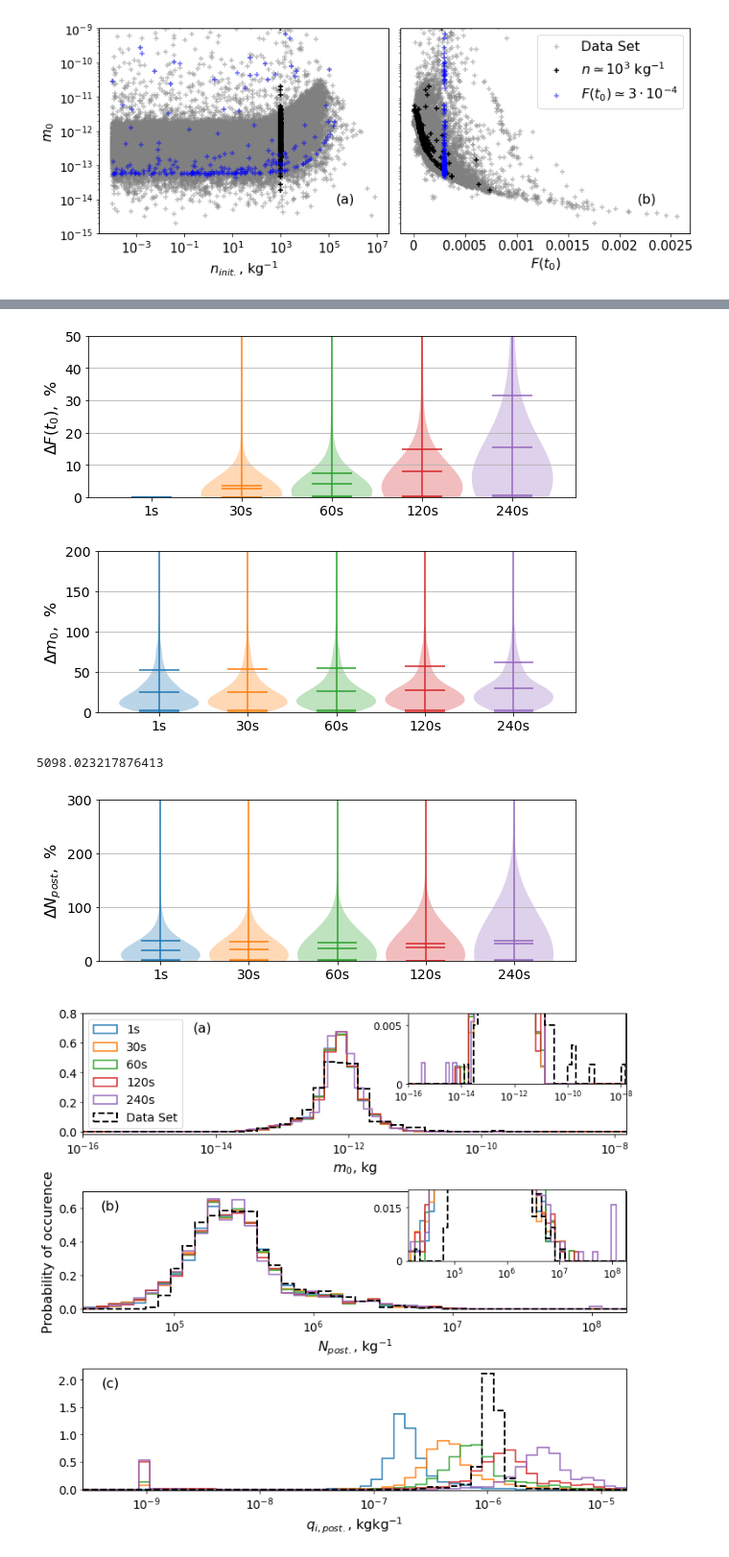
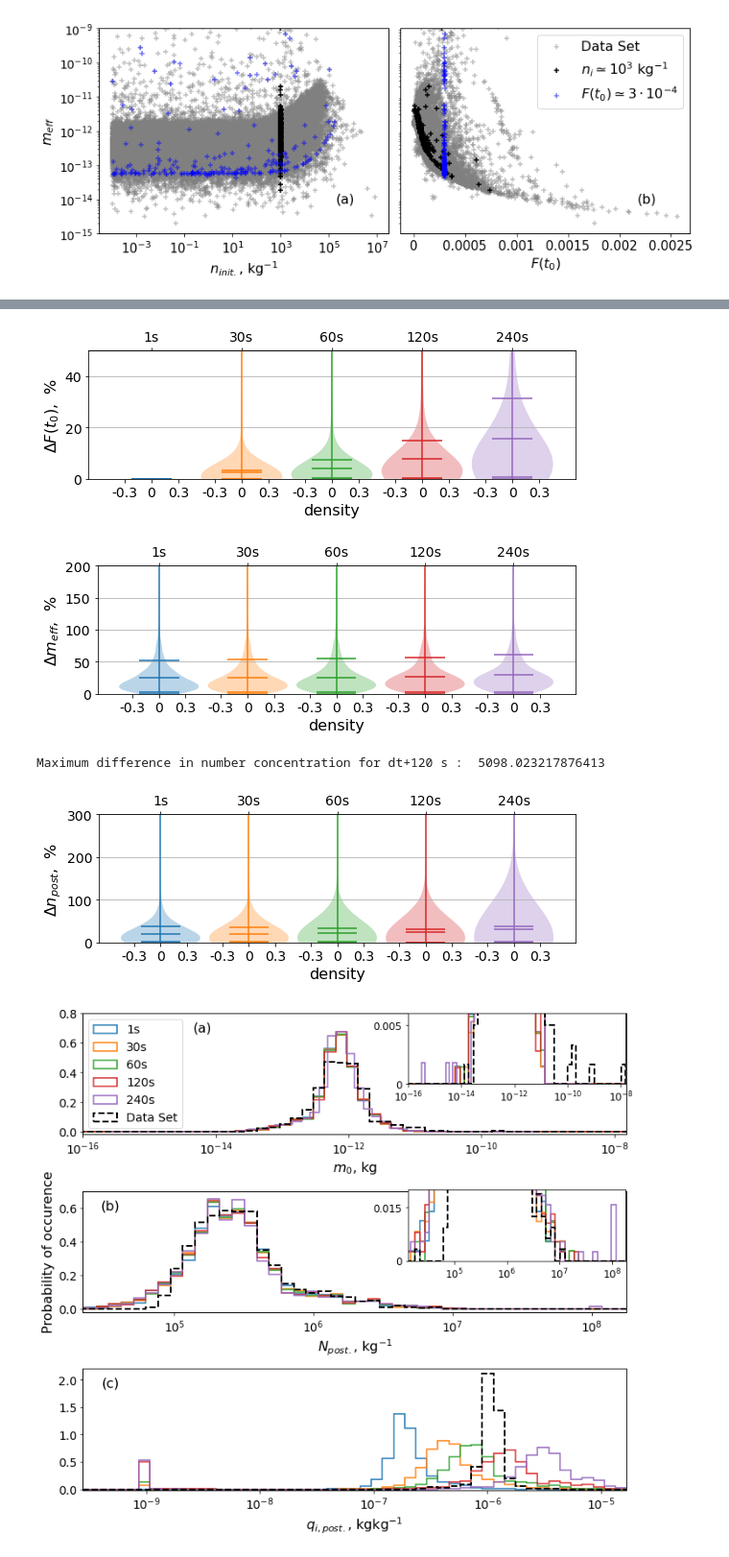
Before and after one commit to AlenaKos/VMH_parametrisation, a Jupyter notebook: script_plots.ipynb, the cells around one changed output, grey strips where cells are left out. Shown at 96% size. Cells and saved outputs as stored; diff of their text form; code cells hidden in the pictures.

```diff
--- a/script_plots.ipynb
+++ b/script_plots.ipynb
@@ -23,7 +23,7 @@ def read_data_dat(file_name):
     return [tr, yr, vr, qq]
 # %%
 # loading the data for two cases of the parcel model calculations
-data_path = "../partcel_mod_dat/" #change the path to the data if needed
+data_path = "../../partcel_mod_dat/" #change the path to the data if needed
 
 #TC1
 # test_ft_vm_old_fs
@@ -120,7 +120,7 @@ ax[2].set_title('$S$',fontsize = fs)
 ax[2].legend(loc='lower left', fontsize=11)
 ax[2].plot(np.array(dat_reduced_syst[0][:]), np.array(dat_reduced_syst[2][:]), **rs_args)
 ax[2].plot(np.array(dat_full_syst[0][0:t0_fs[0][0]]), np.array(dat_full_syst[2][0:t0_fs[0][0]]), **fs_args)
-ax[2].plot([0,60],[1.5,1.5],ls ='--',color ='gray')
+ax[2].plot([0,60],[1.5,1.5],ls ='-')
 ax[2].annotate('$t_0$', xy=(28.13, 1.5), xytext=(40, 1.46),fontsize =fs,
             arrowprops=dict(arrowstyle="->"))
 ax[2].set(ylim = (1.42,1.525))
@@ -129,14 +129,14 @@ ax[2].set(ylim = (1.42,1.525))
 ax[0].plot(np.array(dat_reduced_syst[0][:]), np.array(dat_reduced_syst[1][:]), **rs_args)
 ax[0].plot(np.array(dat_full_syst[0][0:t0_fs[0][0]]), np.array(dat_full_syst[1][0:t0_fs[0][0]]), **fs_args)
 ax[0].set(xlim = (0,60),yscale ='log')
-ax[0].set_title('$n$, kg$^{-1}$',fontsize = fs)
+ax[0].set_title('$n_i$, kg$^{-1}$',fontsize = fs)
 
 
 ax[1].set_yscale("log")
 ax[1].plot(np.array(dat_reduced_syst[0][:]), np.array(dat_reduced_syst[3][:]), **rs_args)
 ax[1].plot(np.array(dat_full_syst[0][0:t0_fs[0][0]]), np.array(dat_full_syst[3][0:t0_fs[0][0]]), **fs_args)
 ax[1].set(ylim = (0.7e-10,1e-5))
-ax[1].set_title('$q$, kgkg$^{-1}$',fontsize = fs)
+ax[1].set_title('$q_i$, kgkg$^{-1}$',fontsize = fs)
 
 ax[3].plot(np.array(dat_reduced_syst[0][:]), np.array(dat_reduced_syst[3][:])/np.array(dat_reduced_syst[1][:]),
            **rs_args)
@@ -295,11 +295,11 @@ ax[0].scatter(Ninit_joined[n_filter],Mreal_joined[n_filter],marker = '+',color =
 ax[0].scatter(Ninit_joined[F_filter],Mreal_joined[F_filter],marker = '+',color = 'blue',alpha = 0.55)
 ax[0].set(ylim = (1e-15,1e-9))
 ax[0].set(yscale = 'log',xscale = 'log')
-ax[0].set_ylabel(r'$m_0$',fontsize=fs)
+ax[0].set_ylabel(r'$m_{eff}$',fontsize=fs)
 ax[0].set_xlabel(r'$n_{init.}$, kg$^{-1}$',fontsize=fs)
 ax[1].set_xlabel(r'$F(t_0)$',fontsize=fs)
 ax[1].scatter(Ft0_joined[np.where((t0_joined<1500))],Mreal_joined[np.where((t0_joined<1500))],marker = '+',color = 'gray',label = 'Data Set', alpha = 0.5)
-ax[1].scatter(Ft0_joined[n_filter],Mreal_joined[n_filter],marker = '+',color = 'black',label = '$n \simeq 10^3$ kg$^{-1}$')
+ax[1].scatter(Ft0_joined[n_filter],Mreal_joined[n_filter],marker = '+',color = 'black',label = '$n_i \simeq 10^3$ kg$^{-1}$')
 ax[1].scatter(Ft0_joined[F_filter],Mreal_joined[F_filter],marker = '+',color = 'blue',alpha = 0.55,label = '$F(t_0) \simeq 3\cdot 10^{-4}$')
 ax[1].set(ylim = (1e-15,1e-9))
 
@@ -695,7 +743,7 @@ fig, axs = plt.subplots( figsize=(8,3),tight_layout=True)
 fs = 16
 axs.set_ylim(0,50)
 axs.set_ylabel('$\Delta F(t_0)$,  %',fontsize=fs)
-axs.xaxis.set_tick_params(labelsize=fs-2)
+axs.xaxis.set_tick_params(labelsize=fs-4)
 axs.yaxis.set_tick_params(labelsize=fs-2)
 axs.violinplot(difFt01, [1], points=10000, widths=0.9,
                      showmeans=True, showextrema=True,quantiles=[0.1, 0.9])
@@ -709,48 +757,58 @@ axs.violinplot(difFt0120, [4], points = 10000,widths=0.9,
                      showmeans=True, showextrema=True,quantiles=[0.1, 0.9])
 axs.violinplot(difFt0240, [5], points = 10000,widths=0.9,
                      showmeans=True, showextrema=True,quantiles=[0.1, 0.9])
-axs.set_xticks([1,2,3,4,5],["1s", "30s", "60s", "120s", "240s"])
+
 axs.grid(visible=None, which='major', axis='y')
+axs.set_xticks(np.array([1-0.3,1,1.3,2-0.3,2,2.3,3-0.3,3,3+0.3,4-0.3,4,4+0.3,5-0.3,5,5+0.3]),[-0.3,0,0.3,-0.3,0,0.3,-0.3,0,0.3,-0.3,0,0.3,-0.3,0,0.3])
+axs.xaxis.set_tick_params(labelsize=fs-2)
+secax = axs.secondary_xaxis('top')
+axs.set_xlabel('density',fontsize=fs)
+secax.xaxis.set_tick_params(labelsize=fs-2)
+secax.set_xticks(np.array([1,2,3,4,5]),["1s", "30s", "60s", "120s", "240s"])
 plt.savefig('output/f09.png',bbox_inches='tight',dpi=300)
 plt.show()
 # %% [output]
-[figure, old version]
+[figure, new version]
 # %%
 # plot Fig 10
 # calculate differences
 difmt01 = difference_in_2(Mreal_param1,Mreal_fs,N_case_param1, N_case_fs)
 difmt010 = difference_in_2(Mreal_param10,Mreal_fs,N_case_param10, N_case_fs)
 difmt060 = difference_in_2(Mreal_param60,Mreal_fs,N_case_param60, N_case_fs)
 difmt0120 = difference_in_2(Mreal_param120,Mreal_fs,N_case_param120, N_case_fs)
 difmt0240 = difference_in_2(Mreal_param240,Mreal_fs,N_case_param240, N_case_fs)
 
 # plot
 fig, axs = plt.subplots( figsize=(8,3),tight_layout=True)
 fs = 16
-axs.set_ylabel('$\Delta m_0$,  %',fontsize=fs)
+axs.set_ylabel('$\Delta m_{eff}$,  %',fontsize=fs)
 axs.xaxis.set_tick_params(labelsize=fs-2)
 axs.yaxis.set_tick_params(labelsize=fs-2)
 axs.set_ylim(0,200)
 
 axs.violinplot(difmt01, [1], points=10000, widths=0.9,
                      showmeans=True, showextrema=True,quantiles=[0.05, 0.9])
 
 axs.violinplot(difmt010, [2], points = 10000,widths=0.9,
                      showmeans=True, showextrema=True,quantiles=[0.05, 0.9])
 
 axs.violinplot(difmt060, [3], points = 10000,widths=0.9,
                      showmeans=True, showextrema=True,quantiles=[0.05, 0.9])
 axs.violinplot(difmt0120, [4], points = 10000,widths=0.9,
                      showmeans=True, showextrema=True,quantiles=[0.05, 0.9])
 axs.violinplot(difmt0240, [5], points = 10000,widths=0.9,
                      showmeans=True, showextrema=True,quantiles=[0.05, 0.9])
 
-axs.set_xticks([1,2,3,4,5],["1s", "30s", "60s", "120s", "240s"])
+axs.set_xlabel('density',fontsize=fs)
+axs.set_xticks(np.array([1-0.3,1,1.3,2-0.3,2,2.3,3-0.3,3,3+0.3,4-0.3,4,4+0.3,5-0.3,5,5+0.3]),[-0.3,0,0.3,-0.3,0,0.3,-0.3,0,0.3,-0.3,0,0.3,-0.3,0,0.3])
+secax = axs.secondary_xaxis('top')
+secax.xaxis.set_tick_params(labelsize=fs-2)
+secax.set_xticks(np.array([1,2,3,4,5]),["1s", "30s", "60s", "120s", "240s"])
 axs.grid(visible=None, which='major', axis='y')
 plt.savefig('output/f10.png',bbox_inches='tight',dpi=300)
 plt.show()
 # %% [output]
-[figure, old version]
+[figure, new version]
 # %%
 # plot Fig 11
 difnt01 = difference_in_2(Npost_param1,Npost_fs,N_case_param1, N_case_fs)
@@ -765,7 +823,7 @@ difnt0240 = np.where(difnt0240[:]<5000,difnt0240[:],5098)
 fig, axs = plt.subplots( figsize=(8, 3),tight_layout=True)
 fs = 16
 axs.set_ylim(0,300)
-axs.set_ylabel('$\Delta N_{post}$,  %',fontsize=fs)
+axs.set_ylabel('$\Delta n_{post}$,  %',fontsize=fs)
 axs.xaxis.set_tick_params(labelsize=fs-2)
 axs.yaxis.set_tick_params(labelsize=fs-2)
 axs.violinplot(difnt01, [1], points=len(difnt01), widths=0.9,
@@ -780,13 +838,17 @@ axs.violinplot(difnt0120, [4], points = len(difnt0120),widths=0.9,
                      showmeans=True, showextrema=True,quantiles=[0.05, 0.9])
 axs.violinplot(difnt0240, [5], points = len(difnt0240),widths=0.9,
                      showmeans=True, showextrema=True,quantiles=[0.05, 0.9])
-axs.set_xticks([1,2,3,4,5],["1s", "30s", "60s", "120s", "240s"])
+axs.set_xlabel('density',fontsize=fs)
+axs.set_xticks(np.array([1-0.3,1,1.3,2-0.3,2,2.3,3-0.3,3,3+0.3,4-0.3,4,4+0.3,5-0.3,5,5+0.3]),[-0.3,0,0.3,-0.3,0,0.3,-0.3,0,0.3,-0.3,0,0.3,-0.3,0,0.3])
+secax = axs.secondary_xaxis('top')
+secax.xaxis.set_tick_params(labelsize=fs-2)
+secax.set_xticks(np.array([1,2,3,4,5]),["1s", "30s", "60s", "120s", "240s"])
 axs.grid(visible=None, which='major', axis='y')
 plt.savefig('output/f11.png',bbox_inches='tight',dpi=300)
 plt.show()
 # %% [output]
-5098.023217876413
+Maximum difference in number concentration for dt+120 s :  5098.023217876413
-[figure, old version]
+[figure, new version]
 # %%
 #histogram plot
 fig, axs = plt.subplots(nrows = 3, figsize=(10,9),tight_layout=True)
```
Also changed, not shown: parts of 9 cells of this notebook.
